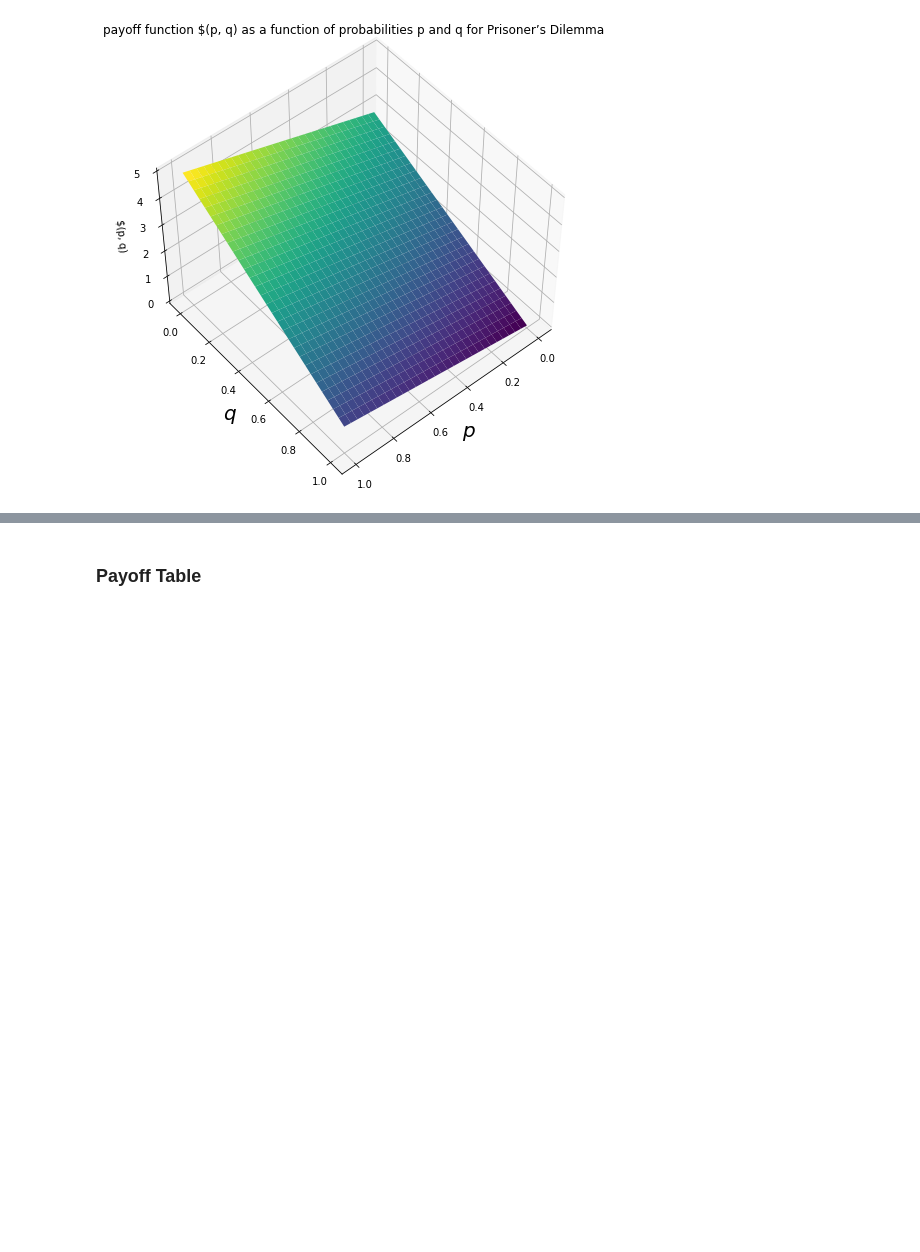
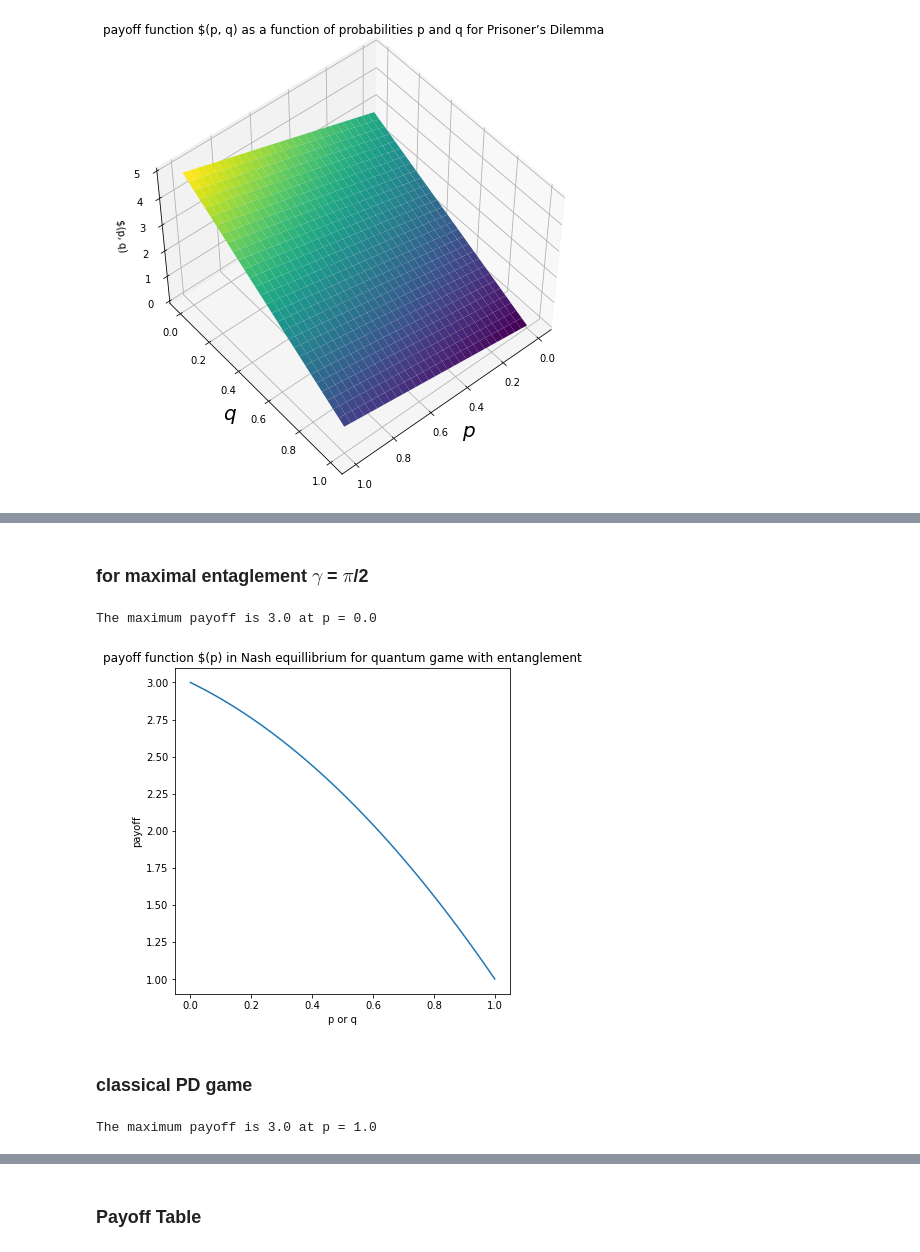
Before and after one commit to Jabi7/QPD, a Jupyter notebook: QPD.ipynb, the cells around one changed output, grey strips where cells are left out. Saved outputs shown, nothing was run; the diff lists cells and outputs as text; code cells hidden in the pictures; blank space fills up the shorter version.

```diff
--- a/QPD.ipynb
+++ b/QPD.ipynb
@@ -179,0 +257,31 @@ plt.show()
+# %% [markdown]
+### for maximal entaglement $\gamma$ = $\pi$/2
+# %%
+def QPD_mixed_payoff(p):
+    i = U(0,0)
+    x = U(pi, 0)
+    s, m = mixed_payoff(J(pi/2), i, x, i, x, p, p, payoff)
+    return s.real
+p = np.linspace(0, 1, 50)
+z = []
+for l in p:
+    z.append(QPD_mixed_payoff(l))
+pmax =0
+for l in p:
+    if QPD_mixed_payoff(l) == max(z):
+        pmax = l
+print('The maximum payoff is', max(z), 'at p =', pmax)
+# %% [output]
+The maximum payoff is 3.0 at p = 0.0
+# %%
+plt.figure(figsize=(6, 6))
+
+plt.plot(p, z)
+plt.xlabel('p or q')
+plt.ylabel('payoff')
+plt.title("payoff function $(p) in Nash equillibrium for quantum game with entanglement")
+plt.show()
+# %% [output]
+[figure, added]
+# %% [markdown]
+### classical PD game
@@ -179,0 +294,12 @@ plt.show()
+# %%
+p = np.linspace(0, 1, 50)
+z = []
+for l in p:
+    z.append(classical_payoff(payoff[0],l, l))
+pmax =0
+for l in p:
+    if classical_payoff(payoff[0],l, l) == max(z):
+        cpmax = l
+print('The maximum payoff is', max(z), 'at p =', cpmax)
+# %% [output]
+The maximum payoff is 3.0 at p = 1.0
```
Also changed, not shown: parts of 32 cells of this notebook.
